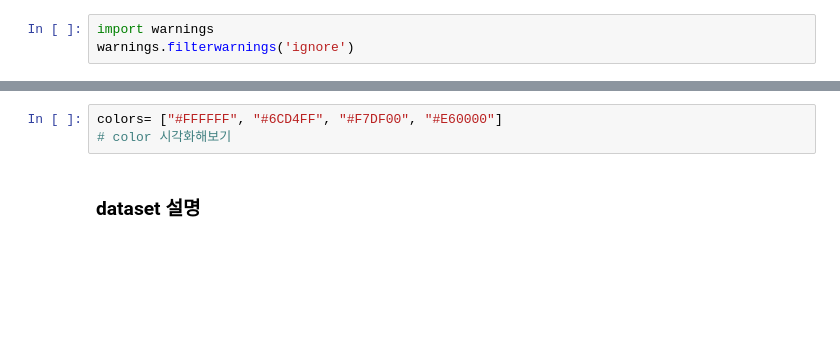
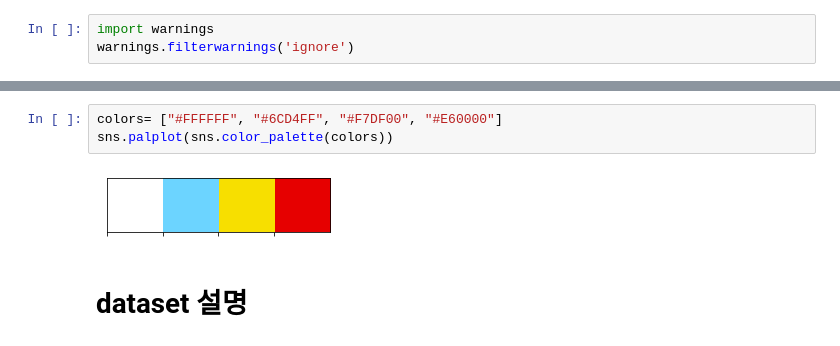
Before and after one commit to MinsooKwak/Kaggle_note, a Jupyter notebook: Data_science/big_data_derby_eda.ipynb, the cells around one changed output, grey strips where cells are left out. Drawn from its saved outputs; the diff is of its cells as text; blank space fills up the shorter version.

```diff
--- a/Data_science/big_data_derby_eda.ipynb
+++ b/Data_science/big_data_derby_eda.ipynb
@@ -31,5 +67,7 @@ for dirname, _ , filenames in os.walk('#경로 작성(big_data_derby_2022 이전
 # %%
 colors= ["#FFFFFF", "#6CD4FF", "#F7DF00", "#E60000"]
-# color 시각화해보기
+sns.palplot(sns.color_palette(colors))
+# %% [output]
+[figure, added]
 # %% [markdown]
-### dataset 설명
+# dataset 설명
```
Also changed, not shown: parts of 15 cells of this notebook.
